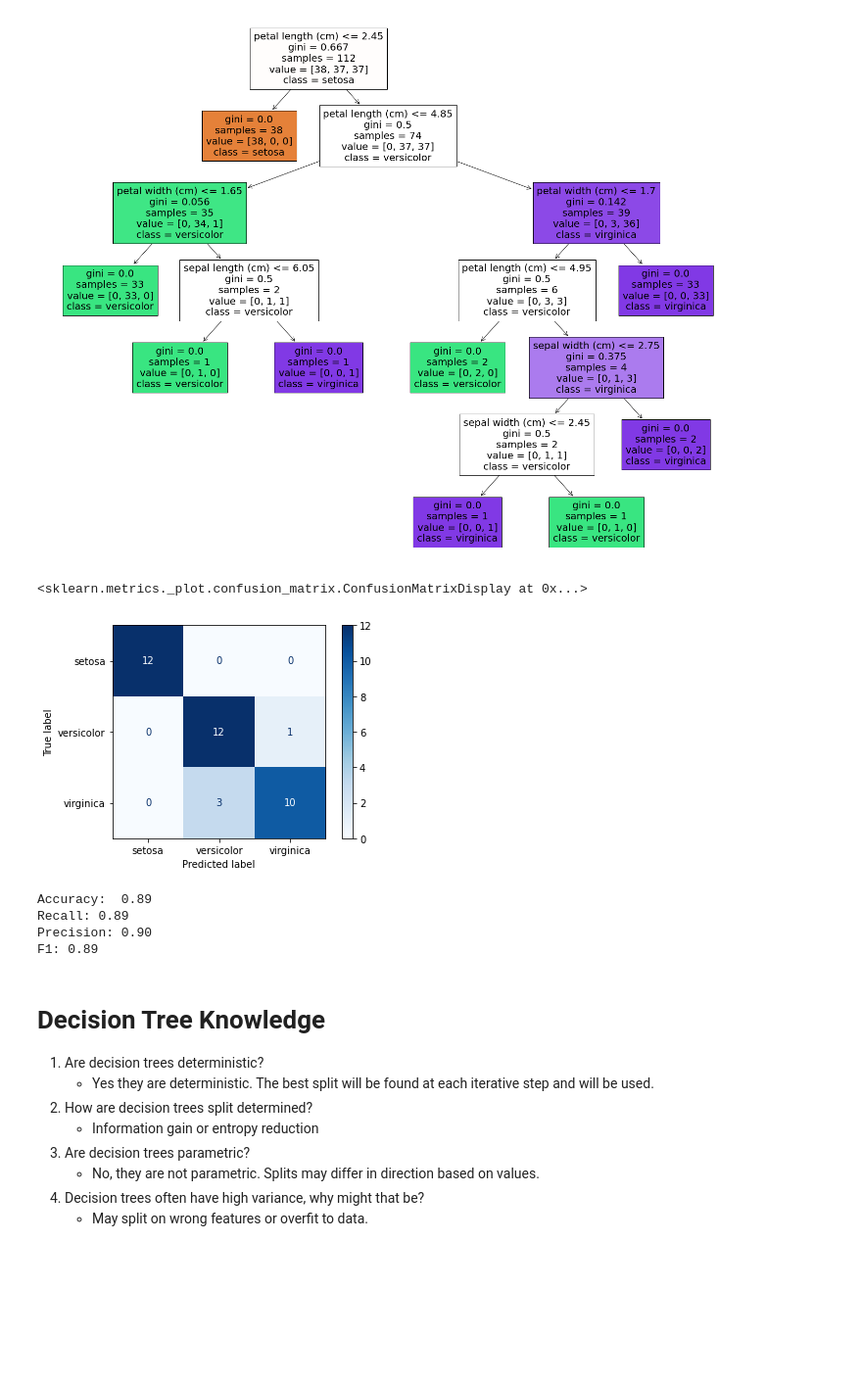
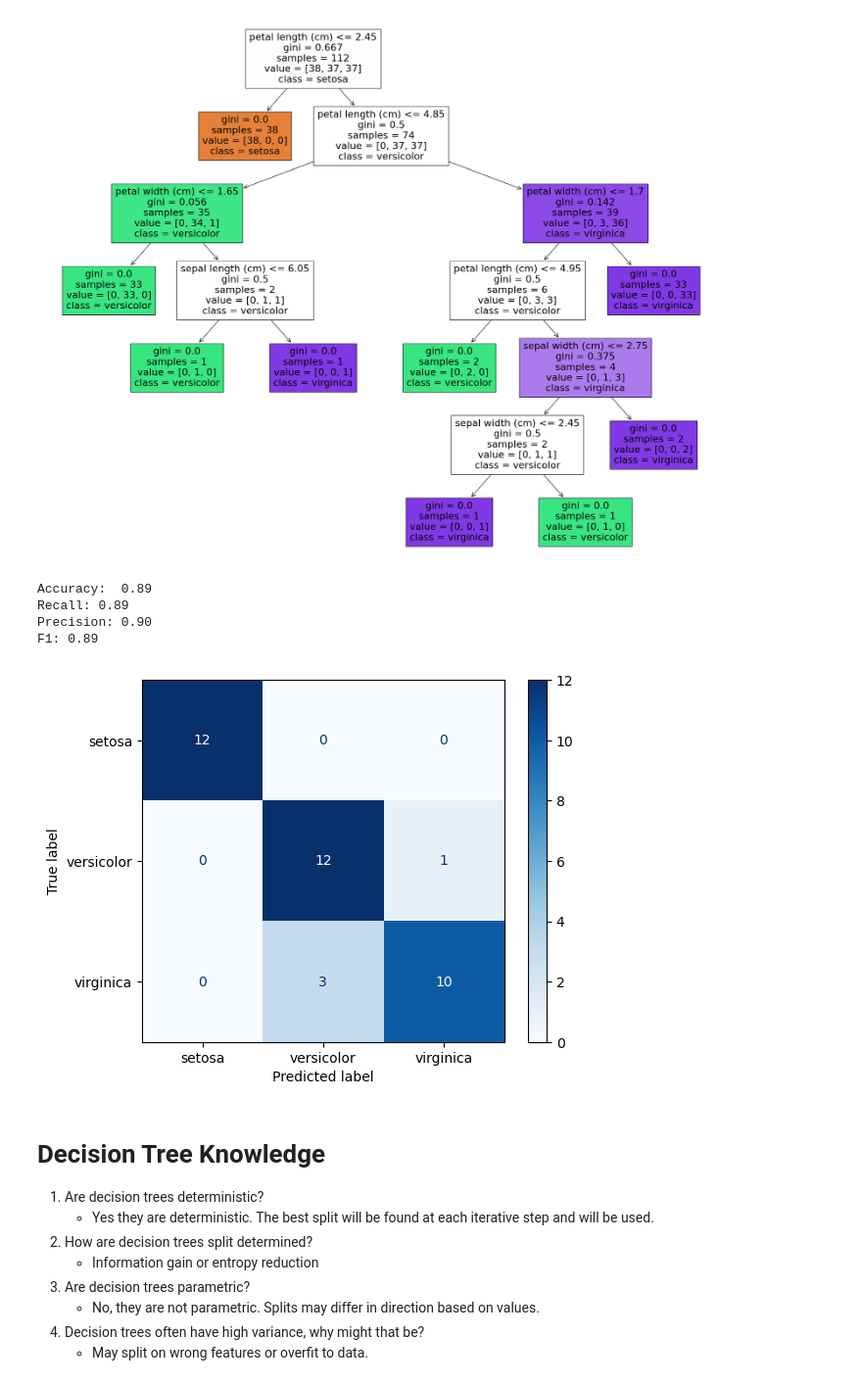
Before and after one commit to dlumian/Random_Forest, a Jupyter notebook: Random_Forest.ipynb, the cells around one changed output. Shown at 98% size. Drawn from its saved outputs; the diff is of its cells as text; code cells hidden in the pictures; blank space fills up the shorter version.

```diff
--- a/Random_Forest.ipynb
+++ b/Random_Forest.ipynb
@@ -111,11 +114,7 @@ _ = tree.plot_tree(dt,
 # %%
-from sklearn.metrics import plot_confusion_matrix
+# from sklearn.metrics import plot_confusion_matrix
 
-predicted_labels = dt.predict(X_test)
-plot_confusion_matrix(dt, X_test, y_test, cmap=plt.cm.Blues)
+# plot_confusion_matrix(dt, X_test, y_test, cmap=plt.cm.Blues)
-# %% [output]
-<sklearn.metrics._plot.confusion_matrix.ConfusionMatrixDisplay at 0x...>
-[figure, removed]
 # %%
 from sklearn.metrics import (
     accuracy_score,
@@ -143,6 +142,12 @@ Accuracy:  0.89
 Recall: 0.89
 Precision: 0.90
 F1: 0.89
+# %%
+from sklearn.metrics import ConfusionMatrixDisplay
+
+cm_disp = ConfusionMatrixDisplay.from_predictions(y_true=y_test,y_pred=predicted_labels, cmap='Blues')
+# %% [output]
+[figure, added]
 # %% [markdown]
 # Decision Tree Knowledge
 1. Are decision trees deterministic?
```
Also changed, not shown: parts of 13 cells of this notebook, 1 other file.
